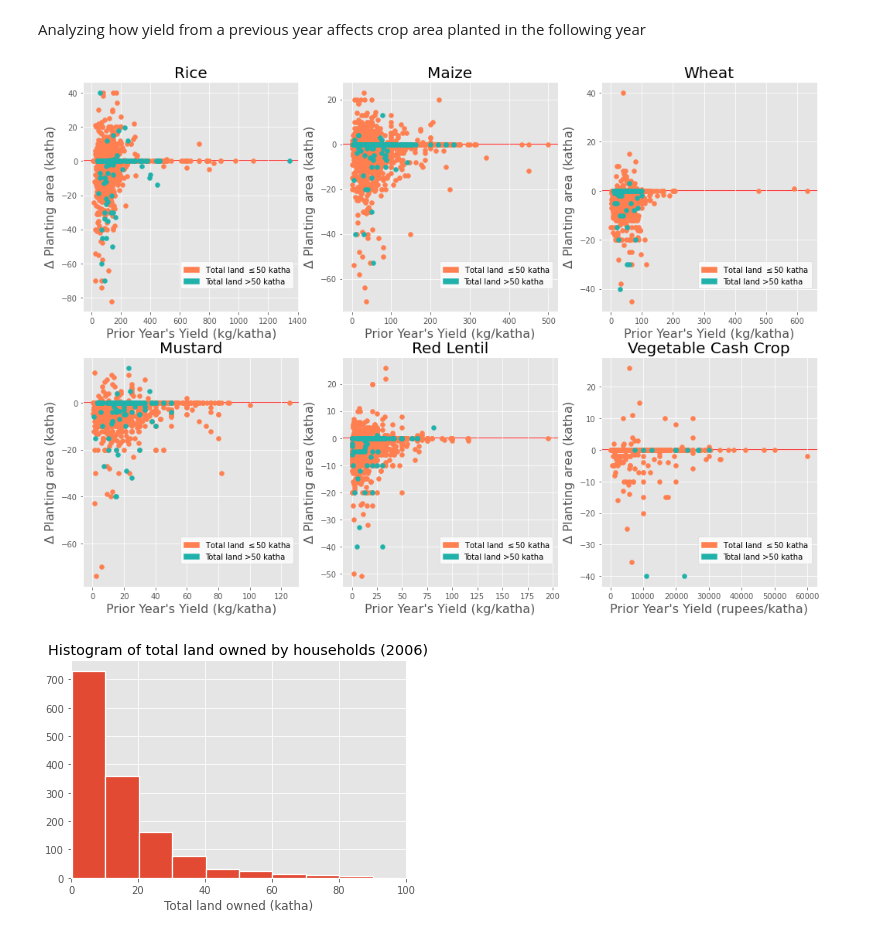
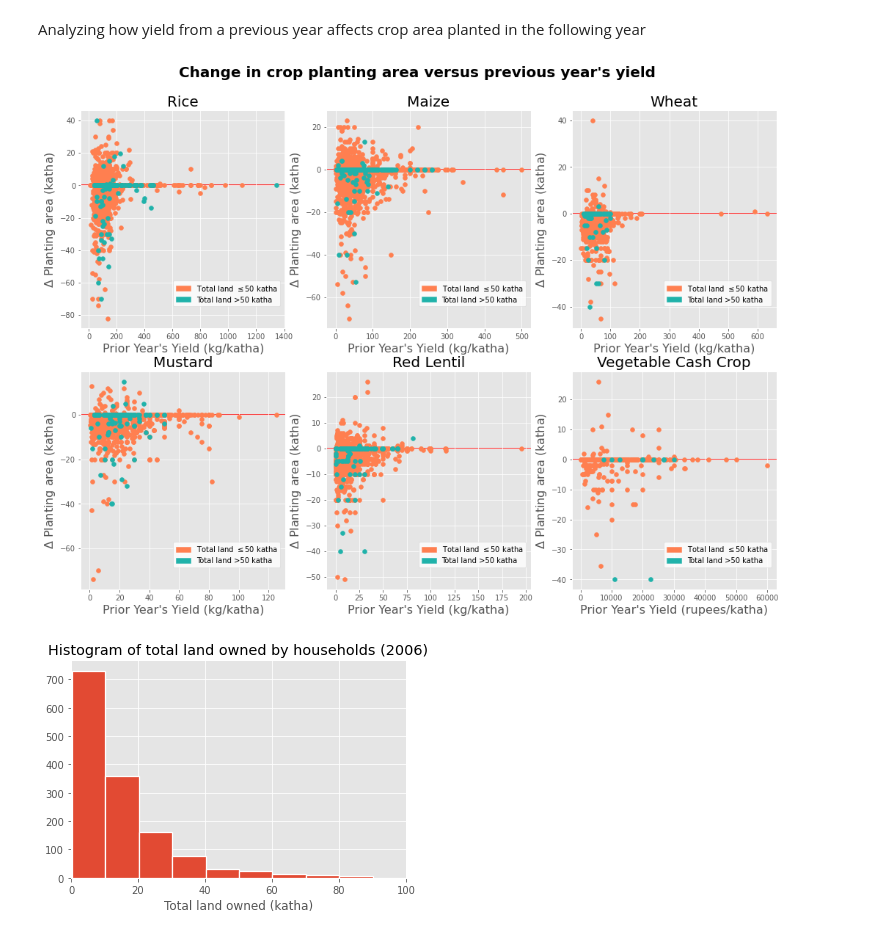
Before and after one commit to nchoquettelevy/NepalFarmerDataAnalysis, a Jupyter notebook: Chitwan.ipynb, the cells around one changed output. Drawn from its saved outputs; the diff is of its cells as text; code cells hidden in the pictures.

```diff
--- a/Chitwan.ipynb
+++ b/Chitwan.ipynb
@@ -129,21 +130,23 @@ def delta_plot(raw_cvfs, crop_num, title, xlabel,ax):
 # %%
 # Faceted plot with different crop types
 cropnums = ['11','12','13','14','15','16']
 cropnames = ['Rice','Maize','Wheat','Mustard','Red Lentil','Vegetable Cash Crop']
 
 nrows = 2
 ncols = 3
 fig, axs = plt.subplots(nrows=nrows,ncols=ncols, figsize=(17,12))
 for i in range(len(cropnums)):
     row = i/ncols
     col = i%ncols
     if cropnames[i] == 'Vegetable Cash Crop':
         xlabel = 'Prior Year\'s Yield (rupees/katha)'
     else:
         xlabel = 'Prior Year\'s Yield (kg/katha)'
     delta_plot(raw_cvfs,cropnums[i],title=cropnames[i],xlabel=xlabel,ax=axs[int(row)][col])
+
+plt.suptitle('Change in crop planting area versus previous year\'s yield',fontsize=20,fontweight='semibold',y=0.95);
 # %% [output]
-[figure, old version]
+[figure, new version]
 # %%
 # Total land area data
 land_cvfs = raw_cvfs.filter(regex='A10_64',axis=1).astype(float)
```
Also changed, not shown: parts of 19 cells of this notebook.
